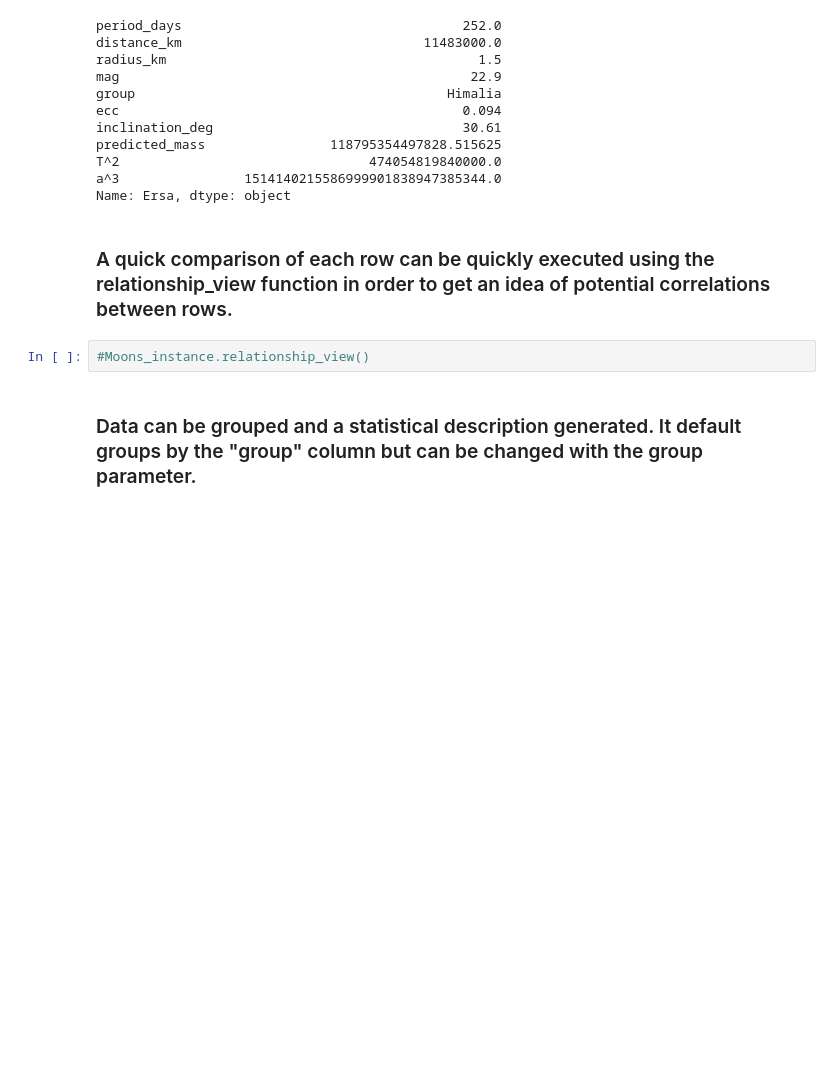
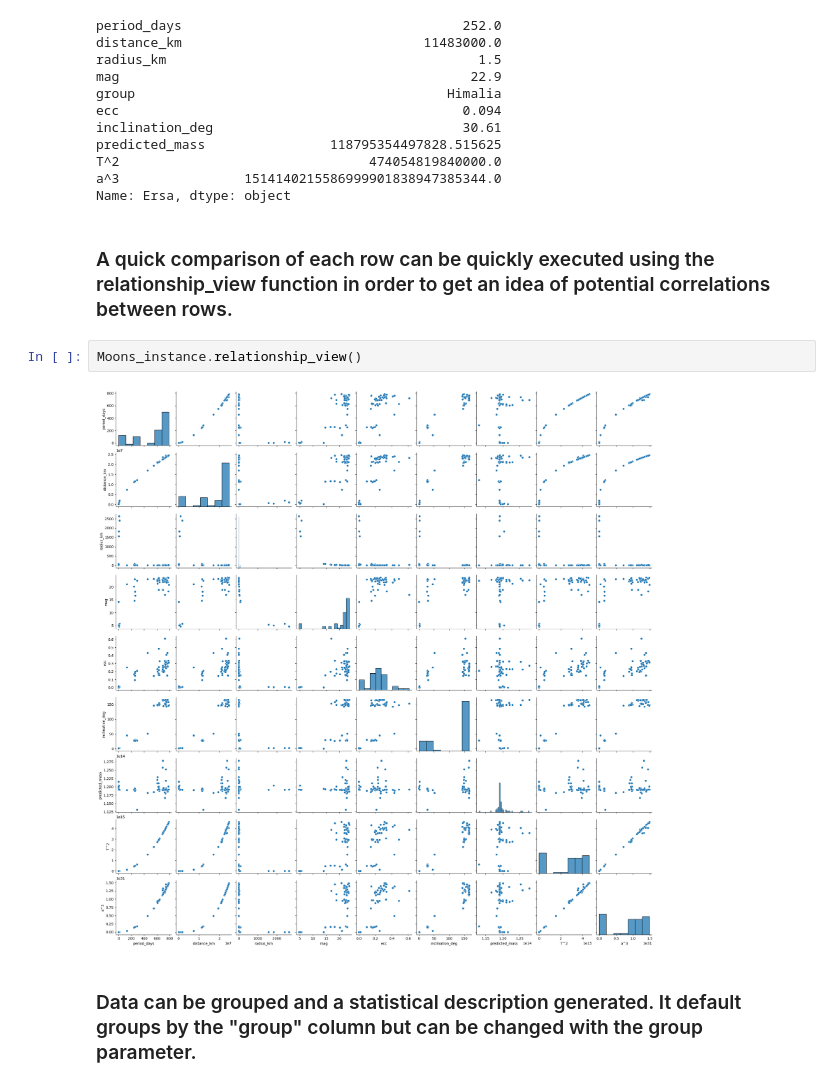
Before and after one commit to YukiToast/Jupiter-project, a Jupyter notebook: Assessment 1 jupyter workbook.ipynb, the cells around one changed output. Saved outputs shown, nothing was run; the diff lists cells and outputs as text; blank space fills up the shorter version.

```diff
--- a/Assessment 1 jupyter workbook.ipynb
+++ b/Assessment 1 jupyter workbook.ipynb
@@ -36,8 +36,10 @@ a^3                1514140215586999901838947385344.0
 Name: Ersa, dtype: object
 # %% [markdown]
 ### A quick comparison of each row can be quickly executed using the relationship_view function in order to get an idea of potential correlations between rows.
-# %%
-#Moons_instance.relationship_view()
+# %%
+Moons_instance.relationship_view()
+# %% [output]
+[figure, added]
 # %% [markdown]
 ### Data can be grouped and a statistical description generated. It default groups by the "group" column but can be changed with the group parameter.
 # %% [markdown]
```
